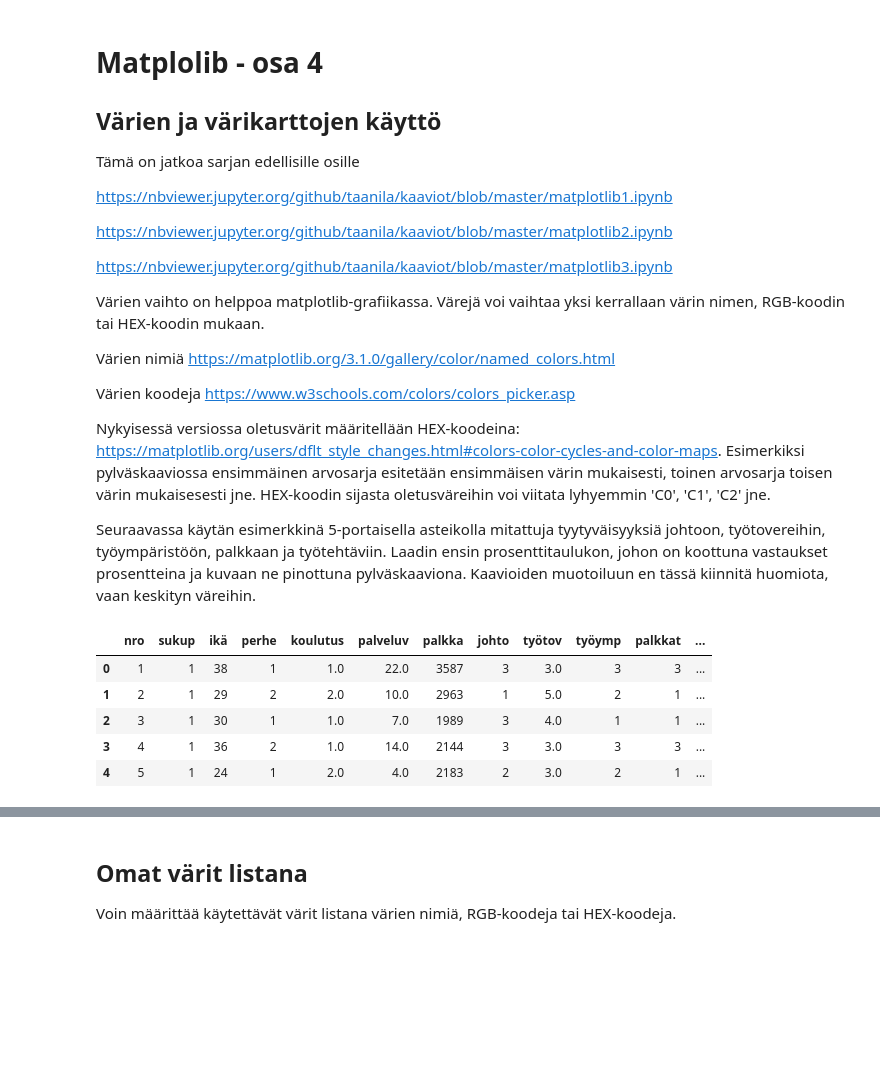
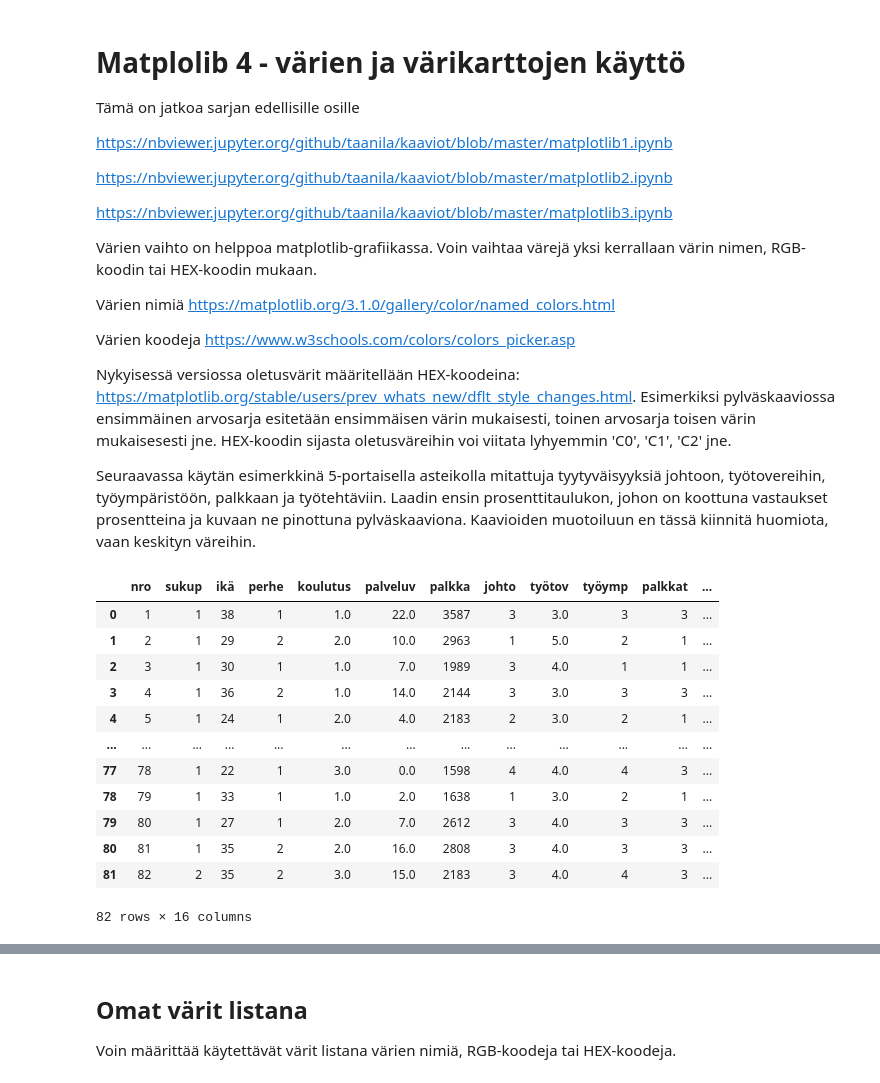
Before and after one commit to taanila/kaaviot, a Jupyter notebook: matplotlib4.ipynb, the cells around one changed output, grey strips where cells are left out. Saved outputs shown, nothing was run; the diff lists cells and outputs as text; code cells hidden in the pictures; blank space fills up the shorter version.

Commit message:
Värien ja värikarttojen käyttö

```diff
--- a/matplotlib4.ipynb
+++ b/matplotlib4.ipynb
@@ -6,6 +6,5 @@ Päivitetty 2021-08-15 13:50:51.292115
 # %% [markdown]
-<h1>Matplolib - osa 4</h1>
-<h2>Värien ja värikarttojen käyttö</h2>
+# Matplolib 4 - värien ja värikarttojen käyttö
 
 Tämä on jatkoa sarjan edellisille osille
 
@@ -15,13 +14,13 @@ https://nbviewer.jupyter.org/github/taanila/kaaviot/blob/master/matplotlib2.ipyn
 
 https://nbviewer.jupyter.org/github/taanila/kaaviot/blob/master/matplotlib3.ipynb
 
-Värien vaihto on helppoa matplotlib-grafiikassa. Värejä voi vaihtaa yksi kerrallaan värin nimen, RGB-koodin tai HEX-koodin mukaan.
+Värien vaihto on helppoa matplotlib-grafiikassa. Voin vaihtaa värejä yksi kerrallaan värin nimen, RGB-koodin tai HEX-koodin mukaan.
 
 Värien nimiä https://matplotlib.org/3.1.0/gallery/color/named_colors.html
 
 Värien koodeja https://www.w3schools.com/colors/colors_picker.asp
 
-Nykyisessä versiossa oletusvärit määritellään HEX-koodeina: https://matplotlib.org/users/dflt_style_changes.html#colors-color-cycles-and-color-maps. Esimerkiksi pylväskaaviossa ensimmäinen arvosarja esitetään ensimmäisen värin mukaisesti, toinen arvosarja toisen värin mukaisesesti jne. HEX-koodin sijasta oletusväreihin voi viitata lyhyemmin 'C0', 'C1', 'C2' jne.
+Nykyisessä versiossa oletusvärit määritellään HEX-koodeina: https://matplotlib.org/stable/users/prev_whats_new/dflt_style_changes.html. Esimerkiksi pylväskaaviossa ensimmäinen arvosarja esitetään ensimmäisen värin mukaisesti, toinen arvosarja toisen värin mukaisesesti jne. HEX-koodin sijasta oletusväreihin voi viitata lyhyemmin 'C0', 'C1', 'C2' jne.
 
 Seuraavassa käytän esimerkkinä 5-portaisella asteikolla mitattuja tyytyväisyyksiä johtoon, työtovereihin, työympäristöön, palkkaan ja työtehtäviin. Laadin ensin prosenttitaulukon, johon on koottuna vastaukset prosentteina ja kuvaan ne pinottuna pylväskaaviona. Kaavioiden muotoiluun en tässä kiinnitä huomiota, vaan keskityn väreihin.
 # %%
@@ -30,13 +29,20 @@ import pandas as pd
 import matplotlib.pyplot as plt
 # %%
 df = pd.read_excel('http://taanila.fi/data1.xlsx')
-df.head()
+df
 # %% [output]
 |  | nro | sukup | ikä | perhe | koulutus | palveluv | palkka | johto | työtov | työymp | palkkat | ... |
 | 0 | 1 | 1 | 38 | 1 | 1.0 | 22.0 | 3587 | 3 | 3.0 | 3 | 3 | ... |
 | 1 | 2 | 1 | 29 | 2 | 2.0 | 10.0 | 2963 | 1 | 5.0 | 2 | 1 | ... |
 | 2 | 3 | 1 | 30 | 1 | 1.0 | 7.0 | 1989 | 3 | 4.0 | 1 | 1 | ... |
 | 3 | 4 | 1 | 36 | 2 | 1.0 | 14.0 | 2144 | 3 | 3.0 | 3 | 3 | ... |
 | 4 | 5 | 1 | 24 | 1 | 2.0 | 4.0 | 2183 | 2 | 3.0 | 2 | 1 | ... |
+| ... | ... | ... | ... | ... | ... | ... | ... | ... | ... | ... | ... | ... |
+| 77 | 78 | 1 | 22 | 1 | 3.0 | 0.0 | 1598 | 4 | 4.0 | 4 | 3 | ... |
+| 78 | 79 | 1 | 33 | 1 | 1.0 | 2.0 | 1638 | 1 | 3.0 | 2 | 1 | ... |
+| 79 | 80 | 1 | 27 | 1 | 2.0 | 7.0 | 2612 | 3 | 4.0 | 3 | 3 | ... |
+| 80 | 81 | 1 | 35 | 2 | 2.0 | 16.0 | 2808 | 3 | 4.0 | 3 | 3 | ... |
+| 81 | 82 | 2 | 35 | 2 | 3.0 | 15.0 | 2183 | 3 | 4.0 | 4 | 3 | ... |
+82 rows × 16 columns
 # %%
 # Taulukon laskeminen
```
Also changed, not shown: parts of 12 cells of this notebook.
